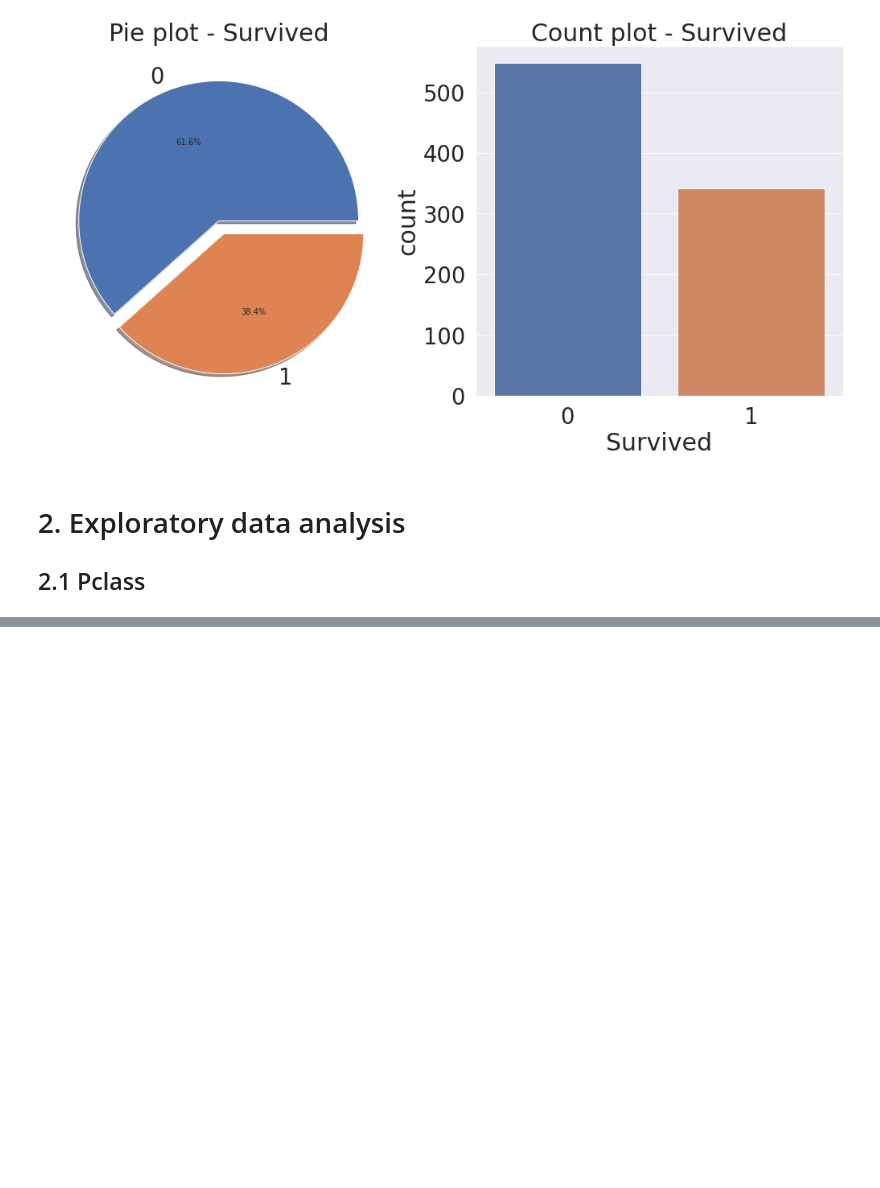
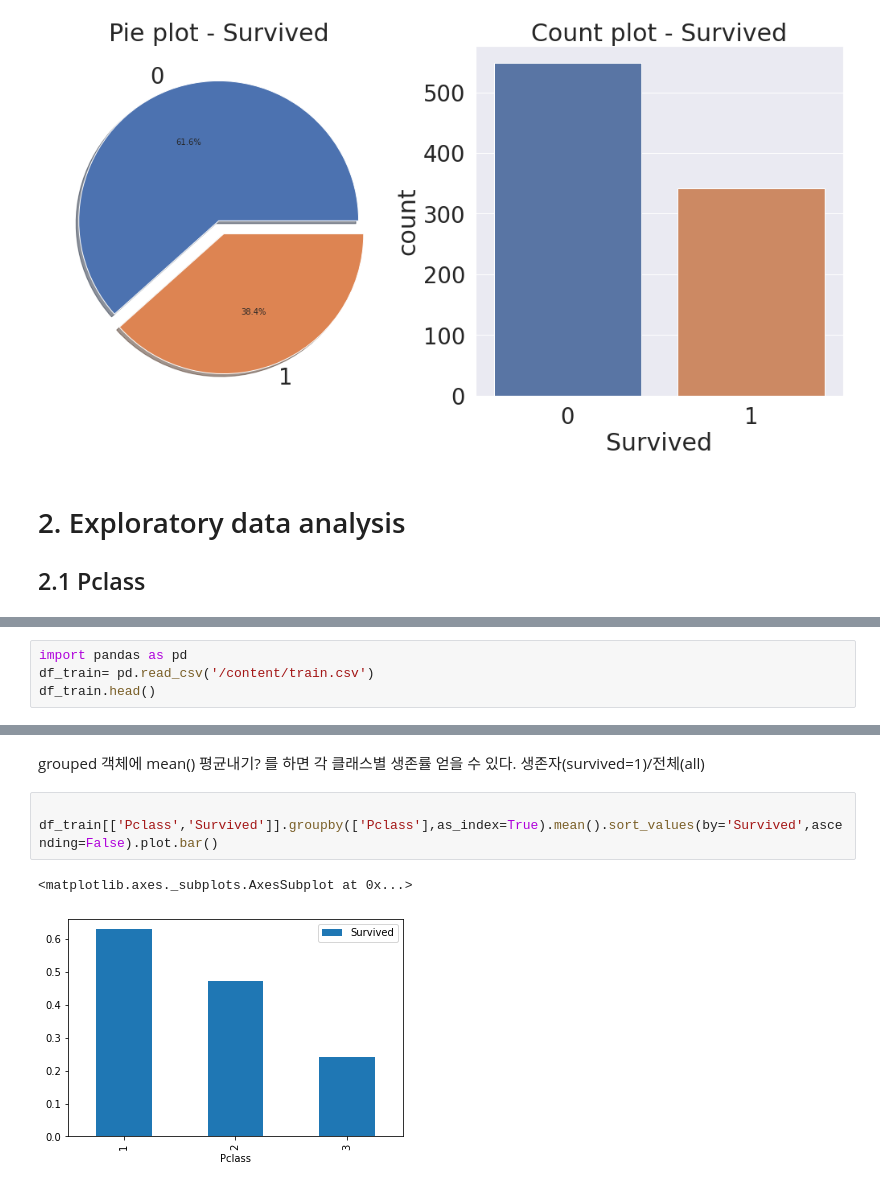
Before and after one commit to jayeongku/kaggle, a Jupyter notebook: kaggle_titanic_study.ipynb, the cells around one changed output, grey strips where cells are left out. Saved outputs shown, nothing was run; the diff lists cells and outputs as text; blank space fills up the shorter version.

```diff
--- a/kaggle_titanic_study.ipynb
+++ b/kaggle_titanic_study.ipynb
@@ -281,0 +301,4 @@ plt.show()
+# %%
+import pandas as pd
+df_train= pd.read_csv('/content/train.csv')
+df_train.head()
@@ -281,0 +353,9 @@ plt.show()
+# %% [markdown]
+grouped 객체에 mean() 평균내기? 를 하면 각 클래스별 생존률 얻을 수 있다.
+생존자(survived=1)/전체(all)
+# %%
+
+df_train[['Pclass','Survived']].groupby(['Pclass'],as_index=True).mean().sort_values(by='Survived',ascending=False).plot.bar()
+# %% [output]
+<matplotlib.axes._subplots.AxesSubplot at 0x...>
+[figure, added]
```
Also changed, not shown: parts of 16 cells of this notebook.
